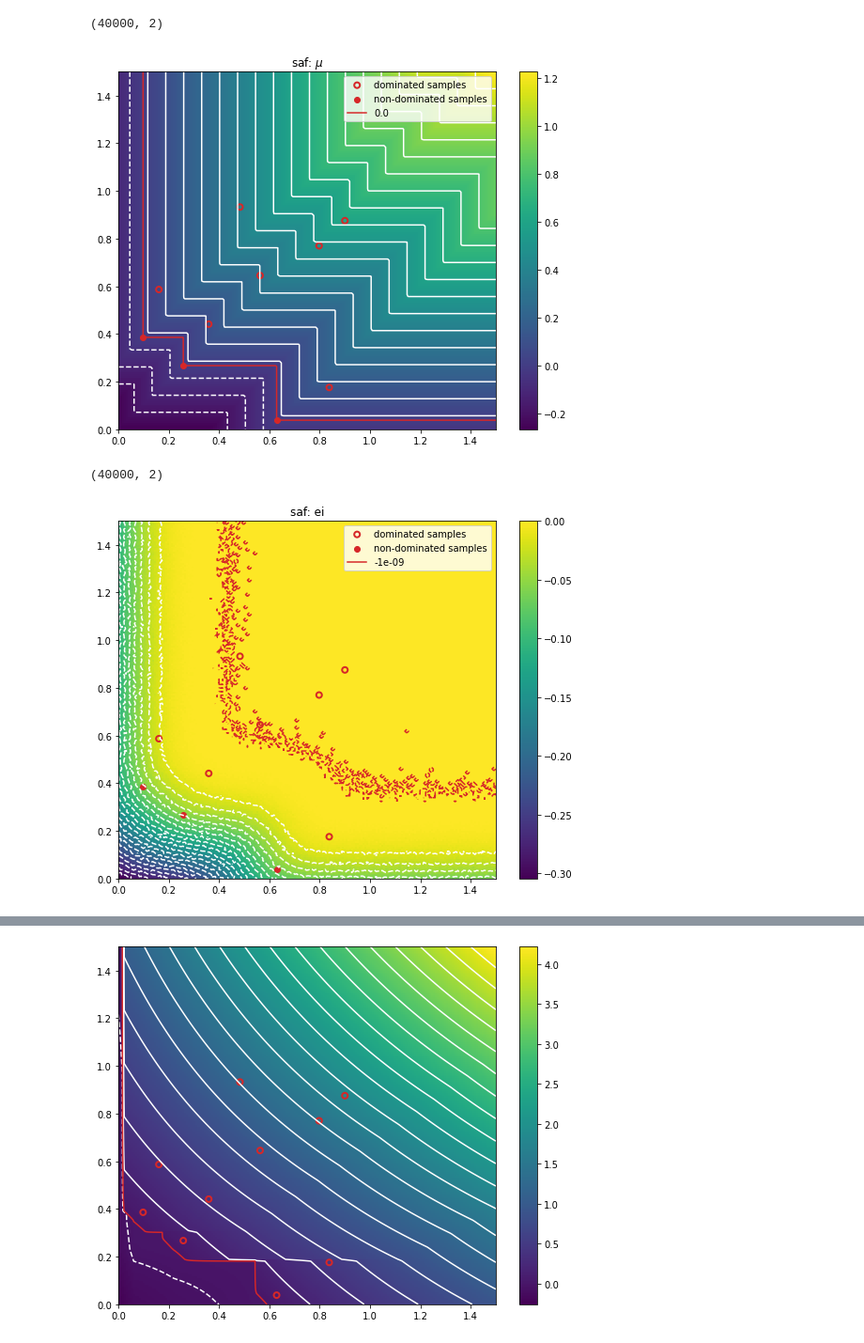
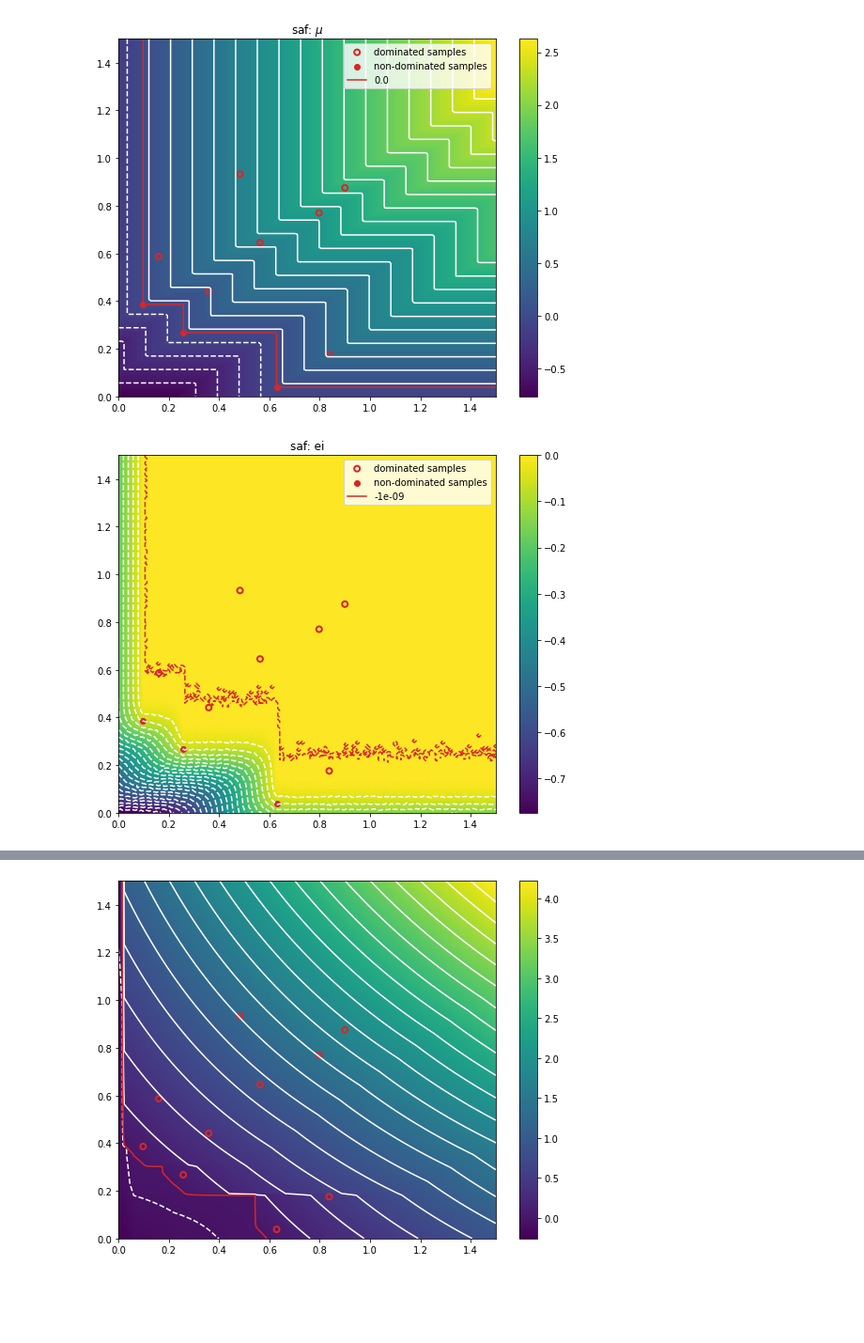
Before and after one commit to FinleyGibson/SAF_EMO, a Jupyter notebook: analytics/algorithm_analysis/image_scalarised_infils.ipynb, the cells around one changed output, grey strips where cells are left out. Shown at 94% size. Cells and saved outputs as stored; diff of their text form; code cells hidden in the pictures; blank space fills up the shorter version.

```diff
--- a/analytics/algorithm_analysis/image_scalarised_infils.ipynb
+++ b/analytics/algorithm_analysis/image_scalarised_infils.ipynb
@@ -16,18 +16,19 @@ def image_infill(opt, front_value = 0., n_contours=20):
     #figure_properties
     fig = plt.figure(figsize=[9,7])
     ax = fig.gca()
-    ax.set_xlim([0,1.5])
-    ax.set_ylim([0,1.5])
+    l_lims = opt.apply_weighting(np.array([[0, 0]]))
+    u_lims = opt.apply_weighting(np.array([[1.5, 1.5]]))
+    ax.set_xlim([0., 1.5])
+    ax.set_ylim([0., 1.5])
 
     # compute infill
     M, N = 200, 200
-    x = np.linspace(0, 1.5, M)
-    y = np.linspace(0, 1.5, N)
+    x = np.linspace(0., 1.5, M)
+    y = np.linspace(0., 1.5, N)
     xx, yy = np.meshgrid(x, y)
     xy = np.vstack((xx.flat, yy.flat)).T
-
-    print(xy.shape)
-    zz = np.array([opt._scalarise_y(xyi, np.ones_like(xyi)*uncertainty, invert=INVERT) for xyi in xy])
+    xyw = opt.apply_weighting(xy)
+    zz = np.array([opt._scalarise_y(xyi, np.ones_like(xyi)*uncertainty*opt.obj_weights, invert=INVERT) for xyi in xyw])
     zz = zz.reshape(N,M)
 
     #image infill
@@ -52,21 +53,20 @@ def image_infill(opt, front_value = 0., n_contours=20):
 from testsuite.optimisers import Saf
 
 saf_opt = Saf(objective_function=lambda x: x[0:2], ei=False,  limits=[[0, 0, 0, 0, 0], [1,1,1,1,1]], surrogate=MultiSurrogate(GP), n_initial=10, seed=seed)
+# saf_opt.obj_weights = np.ones_like(saf_opt.obj_weights)
 fig_saf = image_infill(saf_opt)
 fig_saf.axes[0].set_title("saf: $\mu$");
+# fig_saf.axes[0].scatter((saf_opt.y*saf_opt.obj_weights)[:,0], (saf_opt.y*saf_opt.obj_weights)[:,1], c="magenta")
 # %% [output]
-(40000, 2)
-[figure, old version]
+[figure, new version]
 # %%
-from testsuite.optimisers import Saf
-
 safei_opt = Saf(objective_function=lambda x: x[0:2], ei=True,  limits=[[0, 0, 0, 0, 0], [1,1,1,1,1]], surrogate=MultiSurrogate(GP), n_initial=10, seed=seed)
-front_v = -1e-9 if INVERT else 1e-8
+# safei_opt.obj_weights = np.ones_like(safei_opt.obj_weights)
+front_v = -1e-9 if INVERT else 1e-9
 fig_safei = image_infill(safei_opt, front_value=front_v)
 fig_safei.axes[0].set_title("saf: ei");
 # %% [output]
-(40000, 2)
-[figure, old version]
+[figure, new version]
 # %%
 from testsuite.optimisers import SmsEgo
 
```
Also changed, not shown: parts of 10 cells of this notebook, 7 other files.
